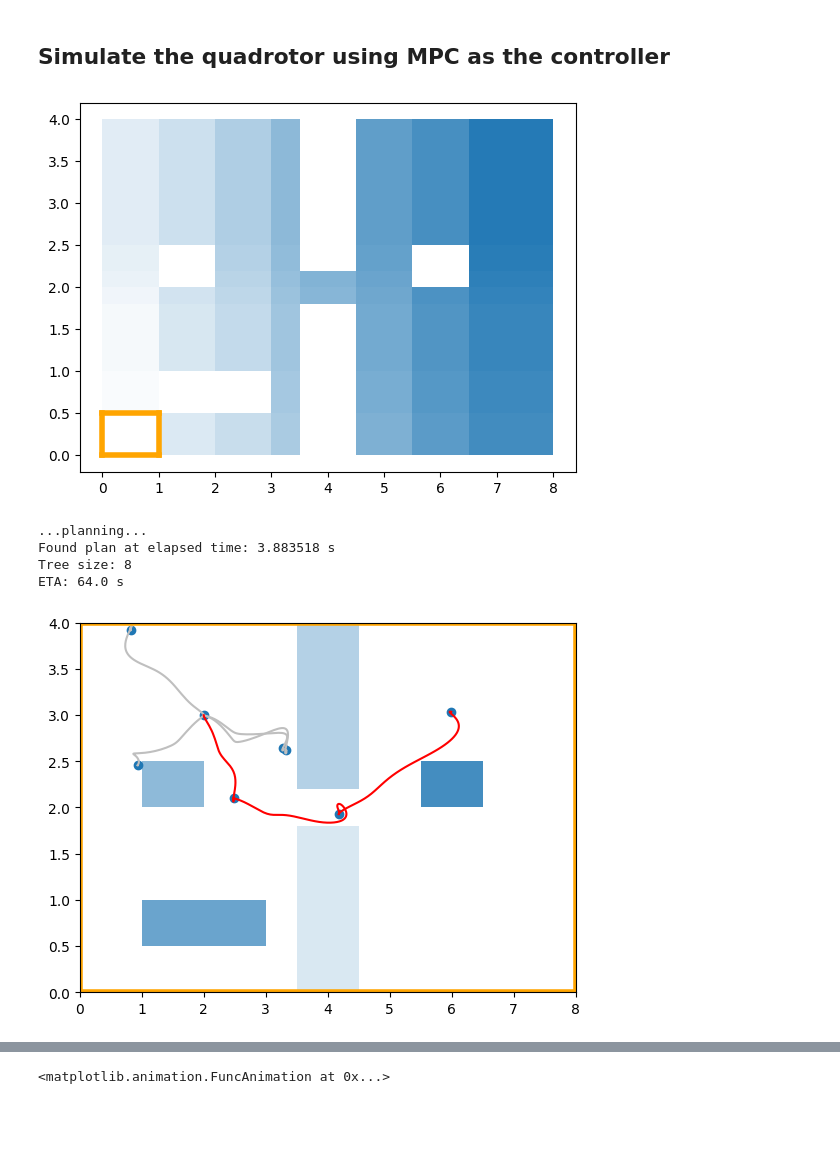
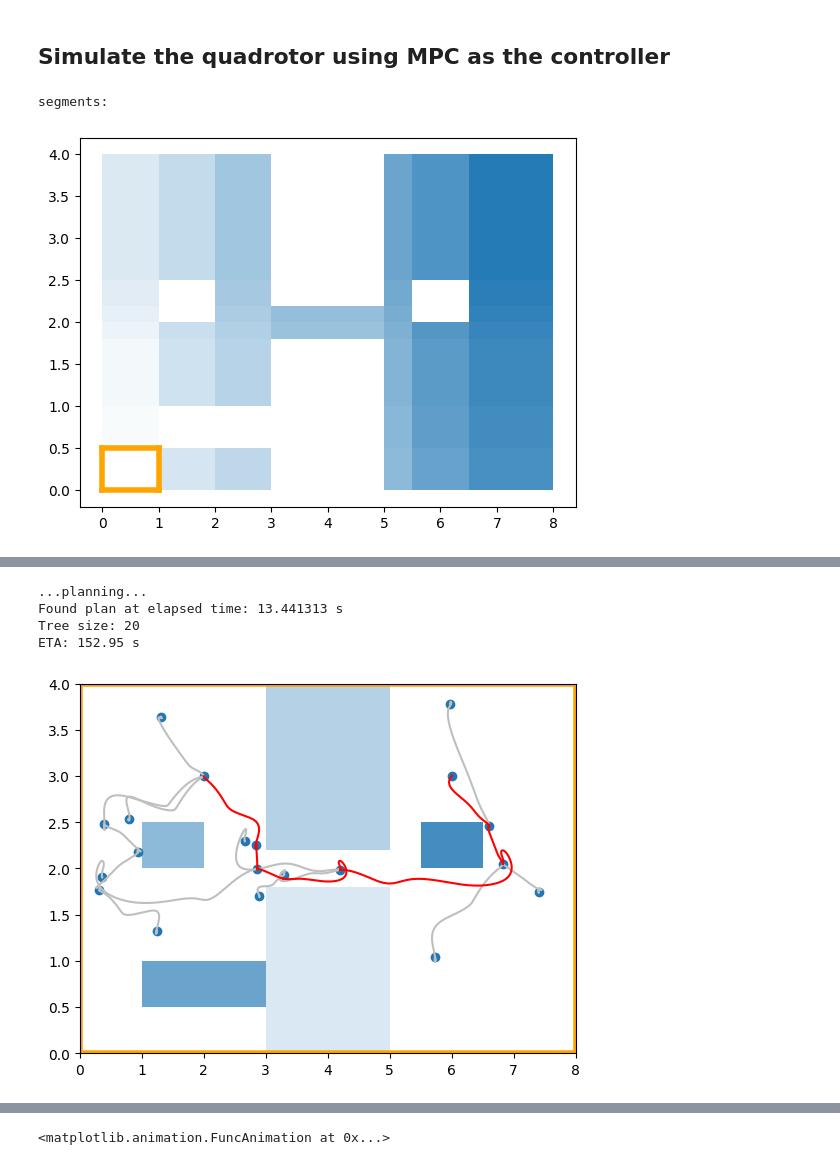
Before and after one commit to clee009/MEAM517-Final-Project, a Jupyter notebook: final_project.ipynb, the cells around one changed output, grey strips where cells are left out. Drawn from its saved outputs; the diff is of its cells as text; code cells hidden in the pictures; blank space fills up the shorter version.

```diff
--- a/final_project.ipynb
+++ b/final_project.ipynb
@@ -9,42 +9,45 @@ Creates the Quadrotor object and loads in the animation code.
 # %%
 from path_planner_lqrrt import PathPlannerLQRRT
 import importlib
 
 # Need to reload the module to use the latest code
 import quadrotor_with_pendulum
 importlib.reload(quadrotor_with_pendulum)
 from quadrotor_with_pendulum import QuadrotorPendulum
 from animation import Animation
 from obstacles import Obstacles
 
 import matplotlib.pyplot as plt
 import numpy as np
 
 # Weights of LQR cost
 R = np.eye(2)
 Q = np.diag([10, 10, 1, 1, 1, 1, 1, 1])
 Qf = Q
 
 # Construct our quadrotor controller
 quadrotor = QuadrotorPendulum(Q, R, Qf, input_max=30)
 obstacles = Obstacles("./configs/world_complex.yaml")
 obstacles.plot(plt.gca(), plot_segs=True)
+
+print("segments: ")
 plt.show()
 
 rrt = PathPlannerLQRRT("./configs/lqrrt.yaml", obstacles, quadrotor)
-x0 = np.array([2, 3, 0, 0, 0, 0, 0, 0])
-xf = np.array([6, 3, 0, 0, 0, 0, 0, 0])
-
-planner = rrt.get_planner(x0, xf)
-rrt.plot_result(planner)
 # %% [output]
+segments:
-[figure, old version]
+[figure, new version]
-...planning...
-Found plan at elapsed time: 3.883518 s
-Tree size: 8
-ETA: 64.0 s
-[figure, removed]
 # %% [markdown]
 <a style='text-decoration:none;line-height:16px;display:flex;color:#5B5B62;padding:10px;justify-content:end;' href='https://deepnote.com?utm_source=created-in-deepnote-cell&projectId=bc24b42c-2384-48c3-b1e2-6f6c0205f5f5' target="_blank">
 <img alt='Created in deepnote.com' style='display:inline;max-height:16px;margin:0px;margin-right:7.5px;' src='embedded-picture-1' > </img>
 Created in <span style='font-weight:600;margin-left:4px;'>Deepnote</span></a>
+# %%
+rrt.use_segment = True
+planner = rrt.get_planner()
+rrt.plot_result(planner)
+# %% [output]
+...planning...
+Found plan at elapsed time: 13.441313 s
+Tree size: 20
+ETA: 152.95 s
+[figure, added]
```
Also changed, not shown: parts of 1 cell of this notebook, 3 other files.
